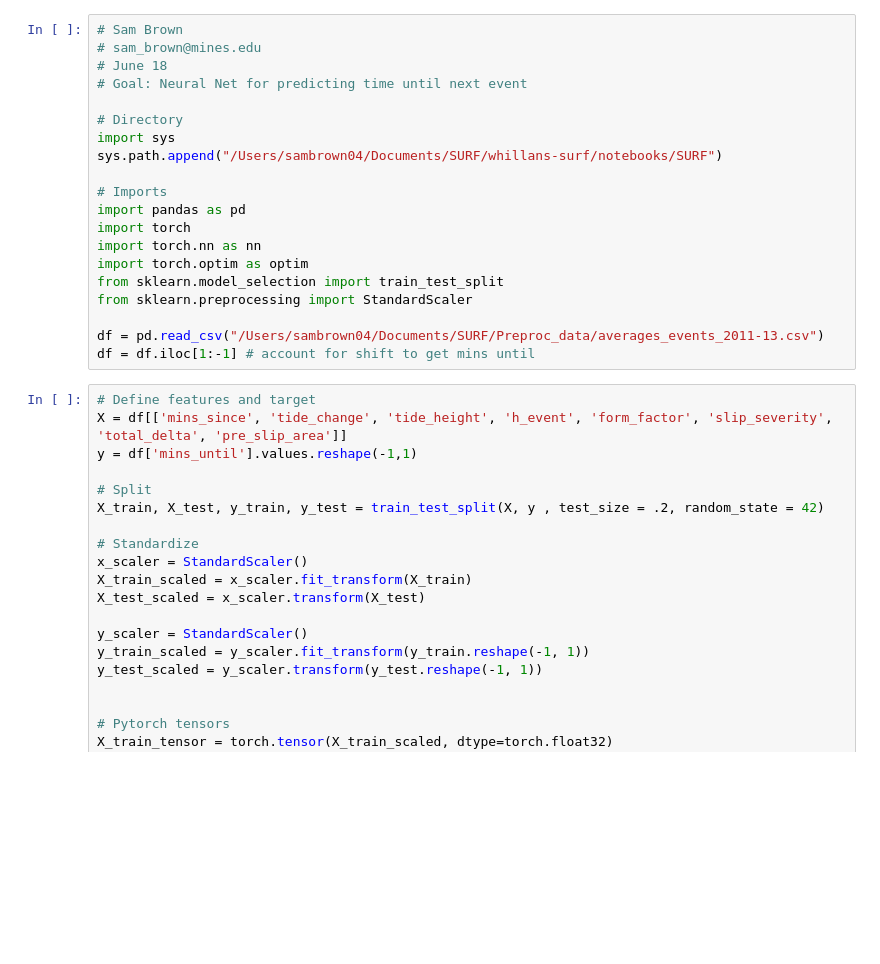
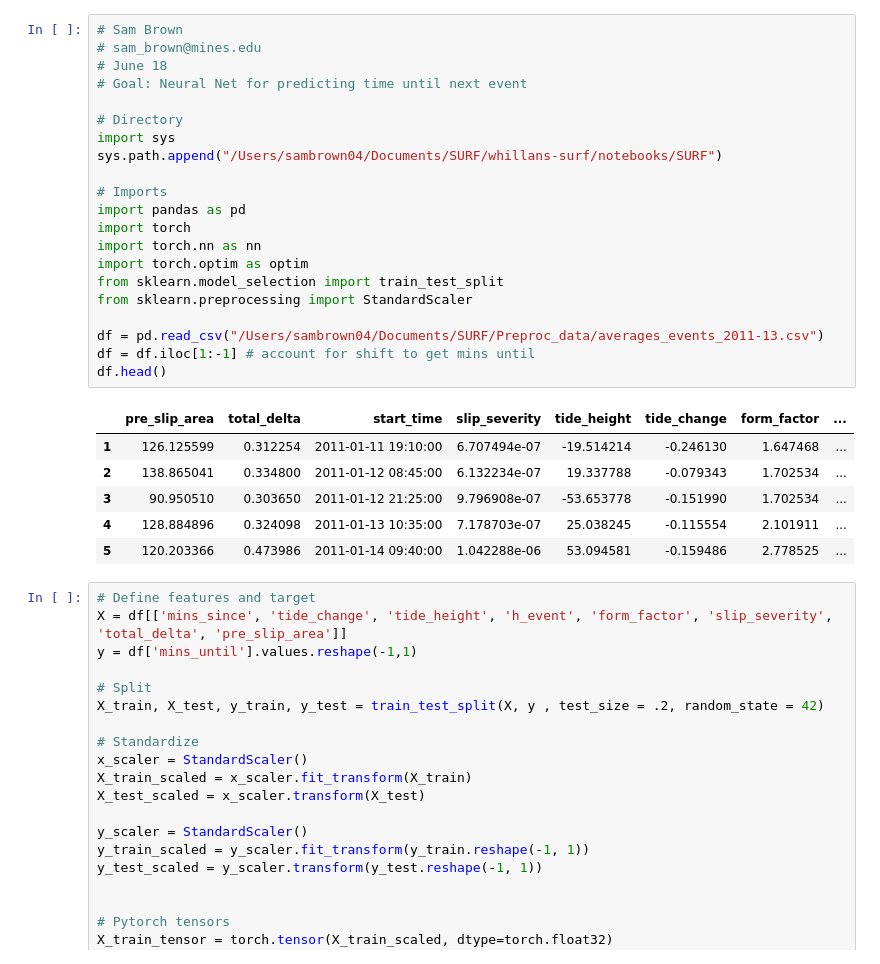
Before and after one commit to MinesGlaciology/whillans-surf, a Jupyter notebook: notebooks/SURF/Time until next evt prediction/time_until_gz2011-13.ipynb, the cells around one changed output. Drawn from its saved outputs; the diff is of its cells as text; blank space fills up the shorter version.

```diff
--- a/notebooks/SURF/Time until next evt prediction/time_until_gz2011-13.ipynb
+++ b/notebooks/SURF/Time until next evt prediction/time_until_gz2011-13.ipynb
@@ -1,23 +1,31 @@
 # %%
 # Sam Brown
 # sam_brown@mines.edu
 # June 18
 # Goal: Neural Net for predicting time until next event
 
 # Directory
 import sys
 sys.path.append("/Users/sambrown04/Documents/SURF/whillans-surf/notebooks/SURF")
 
 # Imports
 import pandas as pd
 import torch
 import torch.nn as nn
 import torch.optim as optim
 from sklearn.model_selection import train_test_split
 from sklearn.preprocessing import StandardScaler
 
 df = pd.read_csv("/Users/sambrown04/Documents/SURF/Preproc_data/averages_events_2011-13.csv")
 df = df.iloc[1:-1] # account for shift to get mins until
+df.head()
+# %% [output]
+|  | pre_slip_area | total_delta | start_time | slip_severity | tide_height | tide_change | form_factor | ... |
+| 1 | 126.125599 | 0.312254 | 2011-01-11 19:10:00 | 6.707494e-07 | -19.514214 | -0.246130 | 1.647468 | ... |
+| 2 | 138.865041 | 0.334800 | 2011-01-12 08:45:00 | 6.132234e-07 | 19.337788 | -0.079343 | 1.702534 | ... |
+| 3 | 90.950510 | 0.303650 | 2011-01-12 21:25:00 | 9.796908e-07 | -53.653778 | -0.151990 | 1.702534 | ... |
+| 4 | 128.884896 | 0.324098 | 2011-01-13 10:35:00 | 7.178703e-07 | 25.038245 | -0.115554 | 2.101911 | ... |
+| 5 | 120.203366 | 0.473986 | 2011-01-14 09:40:00 | 1.042288e-06 | 53.094581 | -0.159486 | 2.778525 | ... |
 # %%
 # Define features and target
 X = df[['mins_since', 'tide_change', 'tide_height', 'h_event', 'form_factor', 'slip_severity', 'total_delta', 'pre_slip_area']]
```
Also changed, not shown: 22 other files.
